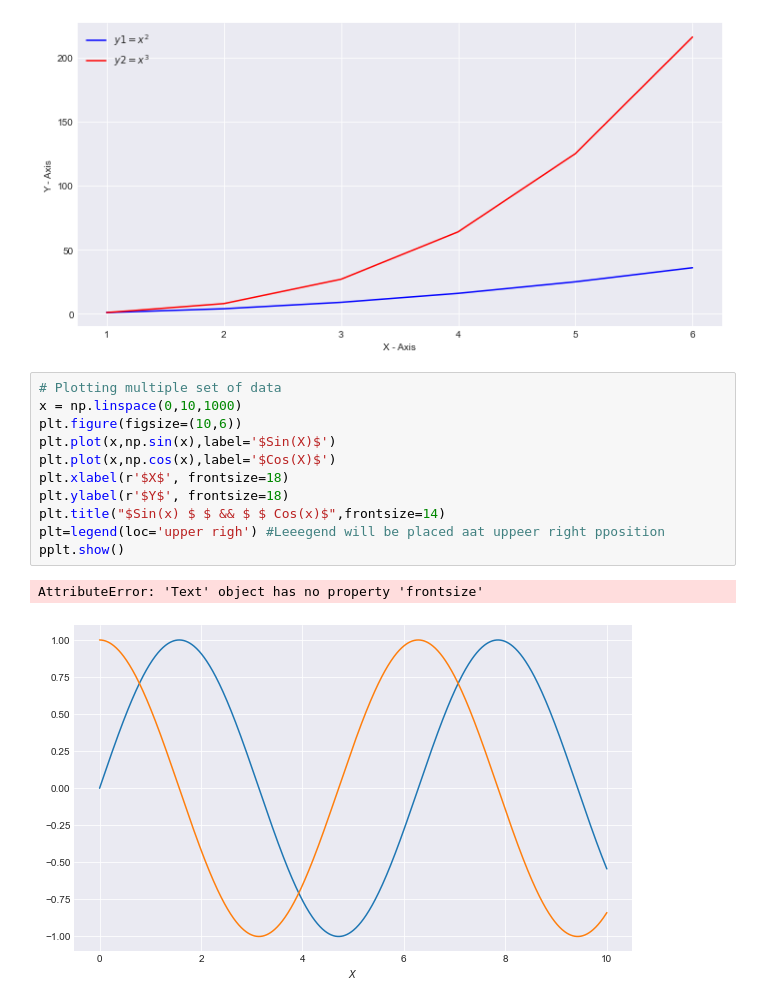
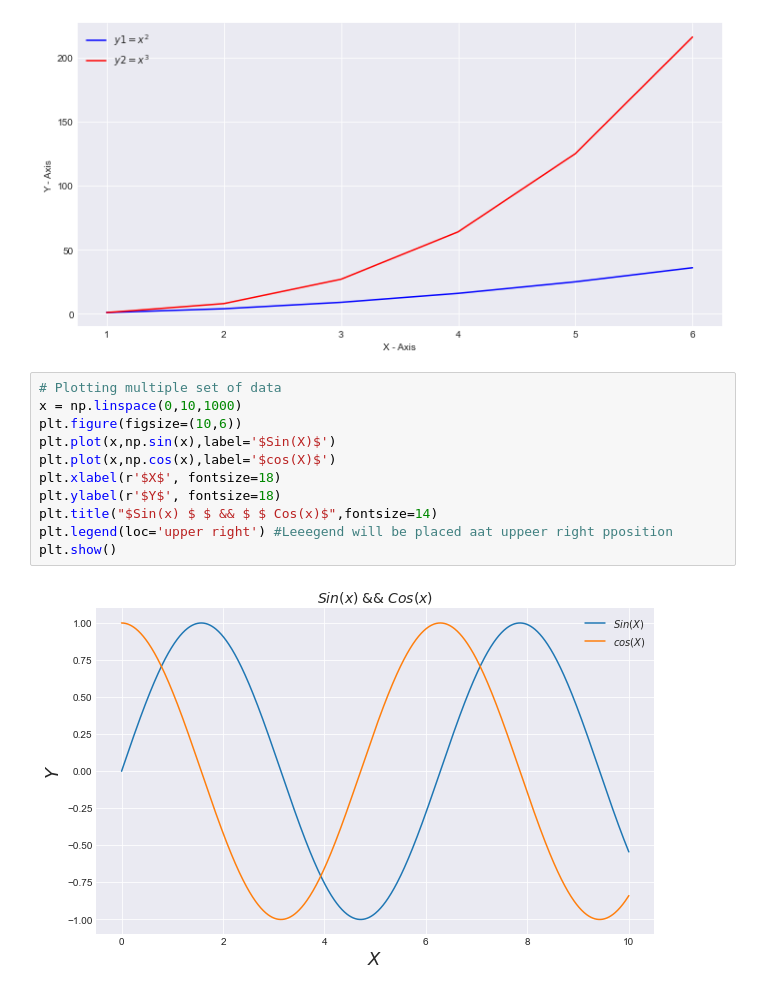
Before and after one commit to uannabi/MatPlotLibGraph, a Jupyter notebook: LineGraph.ipynb, the cells around one changed output. Saved outputs shown, nothing was run; the diff lists cells and outputs as text.

```diff
--- a/LineGraph.ipynb
+++ b/LineGraph.ipynb
@@ -116,14 +116,13 @@ plt.show()
 # %%
 # Plotting multiple set of data
 x = np.linspace(0,10,1000)
 plt.figure(figsize=(10,6))
 plt.plot(x,np.sin(x),label='$Sin(X)$')
-plt.plot(x,np.cos(x),label='$Cos(X)$')
-plt.xlabel(r'$X$', frontsize=18)
-plt.ylabel(r'$Y$', frontsize=18)
-plt.title("$Sin(x) $ $ && $ $ Cos(x)$",frontsize=14)
-plt=legend(loc='upper righ') #Leeegend will be placed aat uppeer right pposition
-pplt.show()
+plt.plot(x,np.cos(x),label='$cos(X)$')
+plt.xlabel(r'$X$', fontsize=18)
+plt.ylabel(r'$Y$', fontsize=18)
+plt.title("$Sin(x) $ $ && $ $ Cos(x)$",fontsize=14)
+plt.legend(loc='upper right') #Leeegend will be placed aat uppeer right pposition
+plt.show()
 # %% [output]
-AttributeError: 'Text' object has no property 'frontsize'
-[figure, old version]
+[figure, new version]
```
Also changed, not shown: parts of 1 cell of this notebook.
